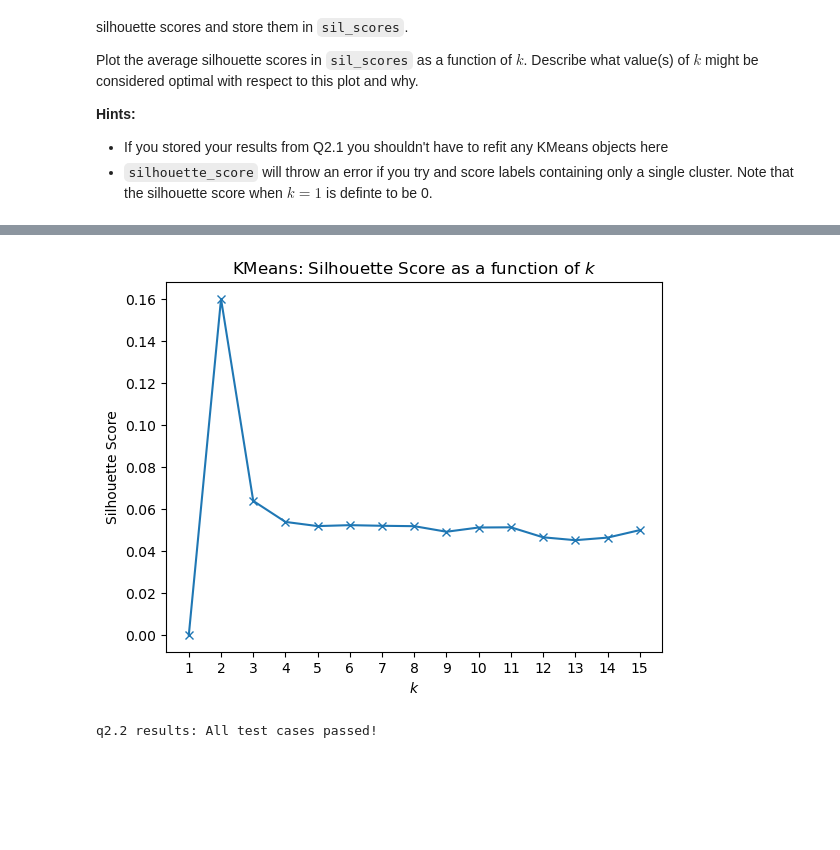
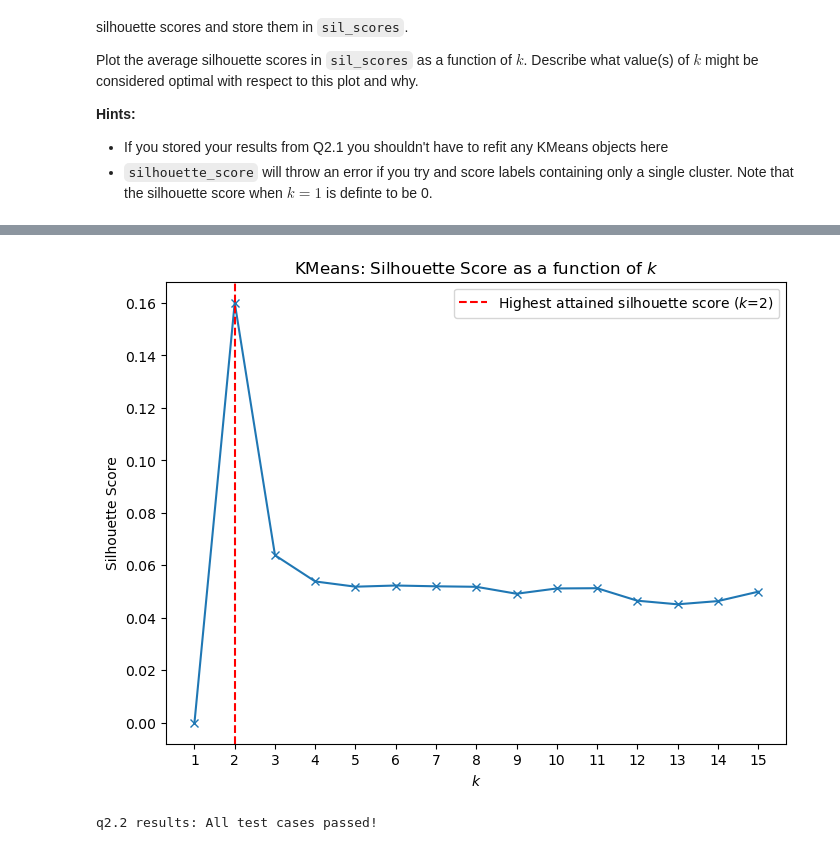
Before and after one commit to jamesliounis/Harvard-Deep-Learning, a Jupyter notebook: cs109b_hw1/cs109b_hw1.ipynb, the cells around one changed output, grey strips where cells are left out. Drawn from its saved outputs; the diff is of its cells as text; code cells hidden in the pictures; blank space fills up the shorter version.

```diff
--- a/cs109b_hw1/cs109b_hw1.ipynb
+++ b/cs109b_hw1/cs109b_hw1.ipynb
@@ -277,7 +289,7 @@ _Type your answer here, replacing this text._
 # %%
 # your code here
 
-processed_sample = fma_scaled.sample(n=2000, verbose = 2, random_state = 109)
+processed_sample = fma_scaled.sample(n=2000, random_state = 109)
 # %%
 # Create a function to train the KMeans algorithm
 
@@ -326,21 +348,34 @@ _Type your answer here, replacing this text._
 # %%
 sil_scores = []
 
+
+# Iterating through the previously trained models that are stored in a dictionary
 for model in model_dic.values():
+
+    # We start by trying to append silhouette scores whenever possible
     try:
         sil_scores.append(silhouette_score(processed_sample, model.labels_))
     # In the event of ValueError, set silhouette score to 0 as per instructions
     except ValueError:
         sil_scores.append(0)
 
 # Plot
+
+# Setting figure size
+plt.figure(figsize=(8, 6))
+# Plot silhouette scores as a function of number of clusters
 plt.plot(ks, sil_scores, 'x-')
+
+# Evidencing highest silhouette score, marking it clearly on plot
+plt.axvline(ks[np.argmax(sil_scores)], c='r', ls='--',
+            label=f"Highest attained silhouette score ($k$={ks[np.argmax(sil_scores)]})")
 plt.xticks(ks);
 plt.xlabel('$k$')
 plt.ylabel('Silhouette Score')
-plt.title('KMeans: Silhouette Score as a function of $k$');
+plt.title('KMeans: Silhouette Score as a function of $k$')
+plt.legend();
 # %% [output]
-[figure, old version]
+[figure, new version]
 # %%
 grader.check("q2.2")
 # %% [output]
```
Also changed, not shown: parts of 34 cells of this notebook.
